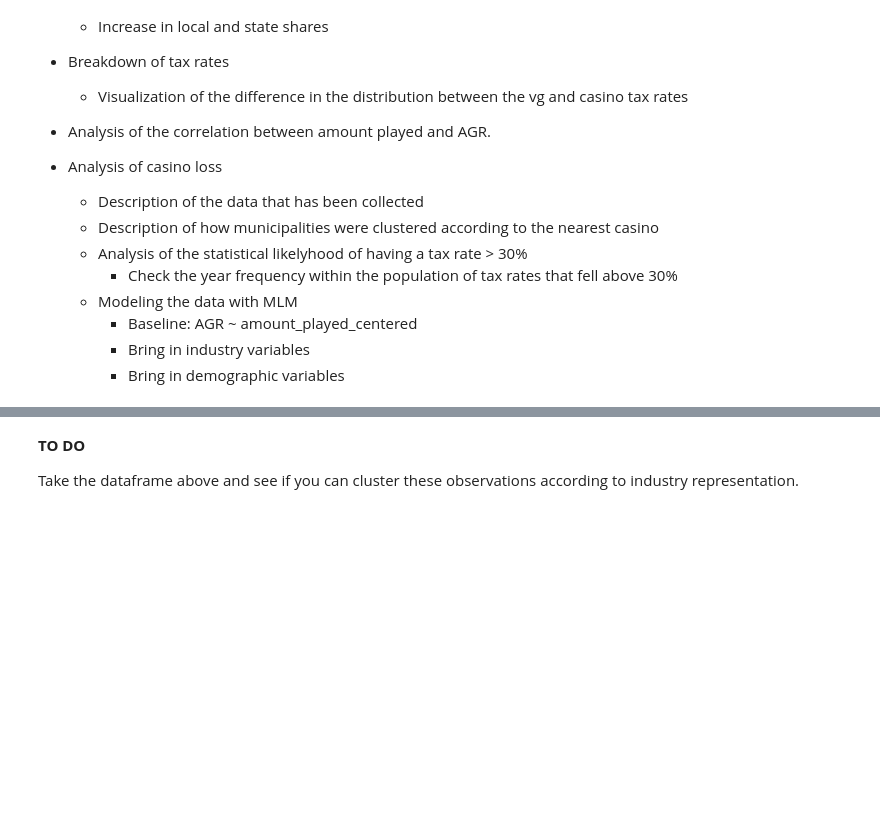
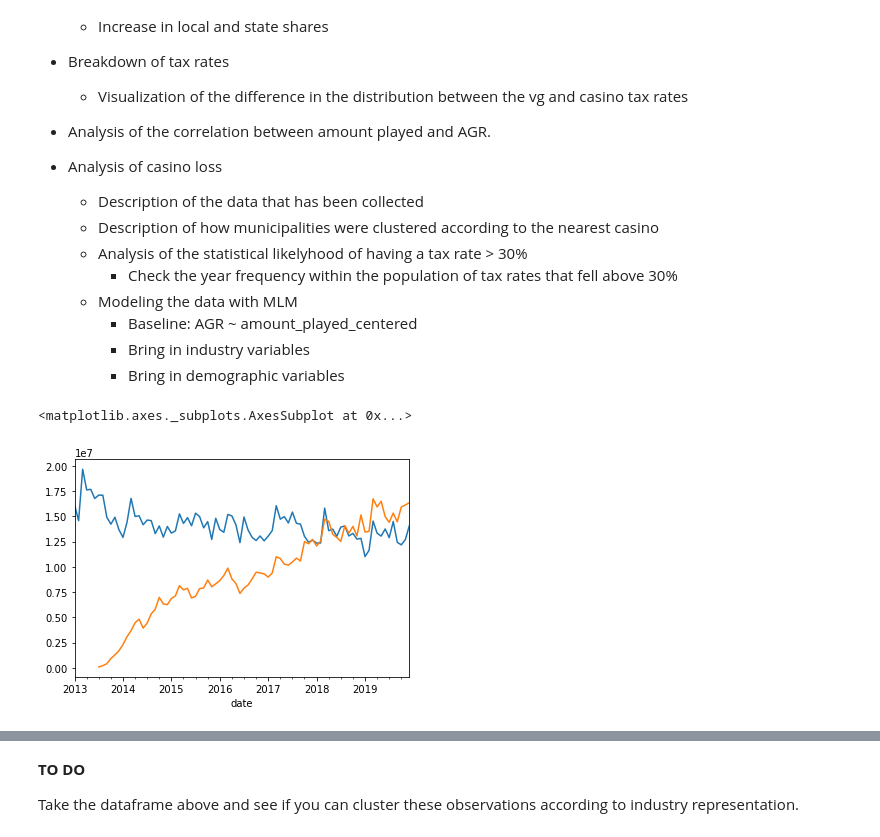
Before and after one commit to joelsewhere/illinois-gaming, a Jupyter notebook: notebooks/eda.ipynb, the cells around one changed output, grey strips where cells are left out. Cells and saved outputs as stored; diff of their text form; code cells hidden in the pictures; blank space fills up the shorter version.

```diff
--- a/notebooks/eda.ipynb
+++ b/notebooks/eda.ipynb
@@ -244,0 +245,6 @@ df = query(q)
+# %%
+query("select * from casino where municipality = 'Elgin'").set_index('date').sort_index().loc['2013':'2019'].adjusted_gross_receipt.plot()
+query("select * from video_gambling where municipality = 'Elgin'").set_index('date').groupby(pd.Grouper(freq='M')).sum().loc[:'2019'].amount_played.plot()
+# %% [output]
+<matplotlib.axes._subplots.AxesSubplot at 0x...>
+[figure, added]
```
Also changed, not shown: parts of 54 cells of this notebook, 2 other files.
